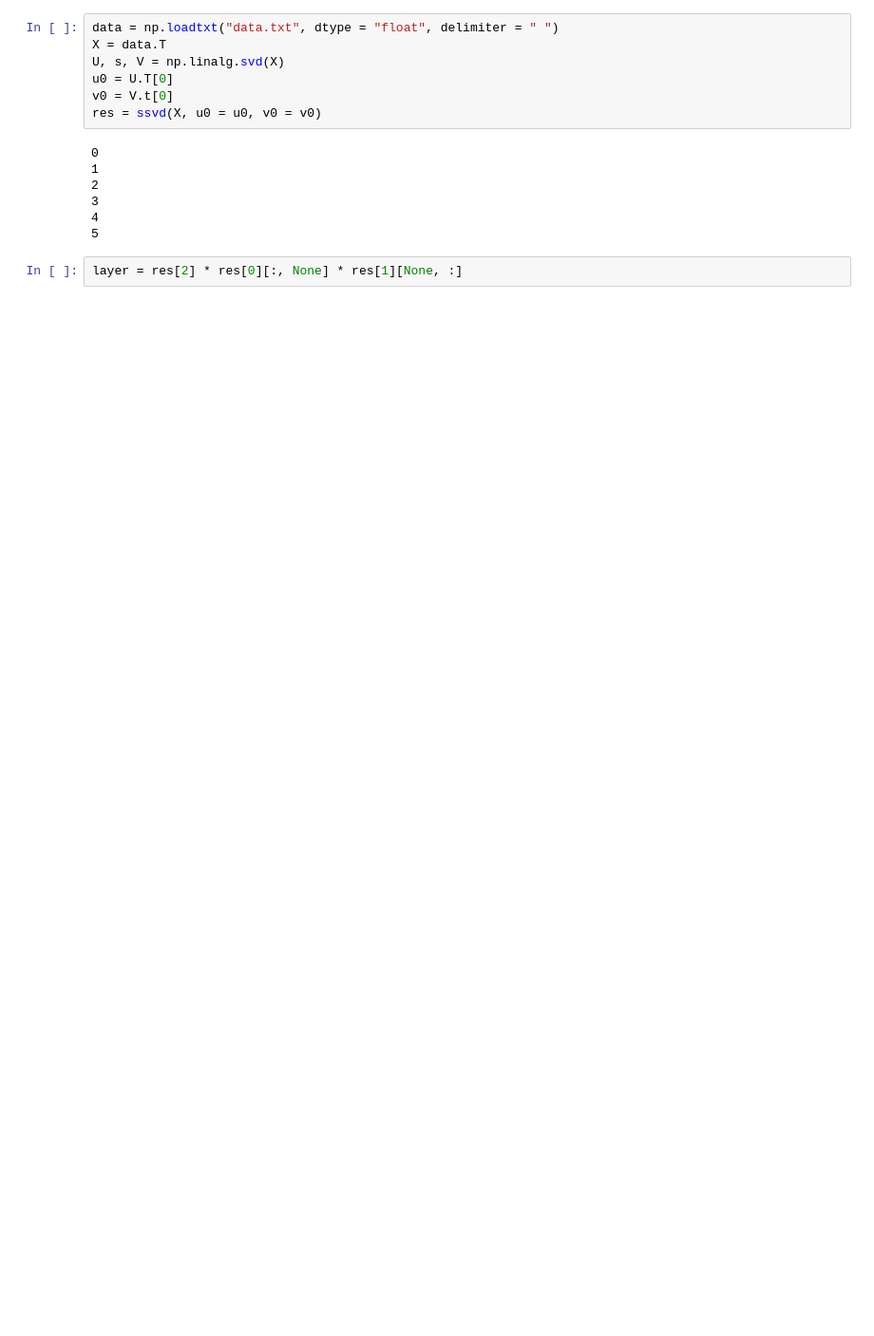
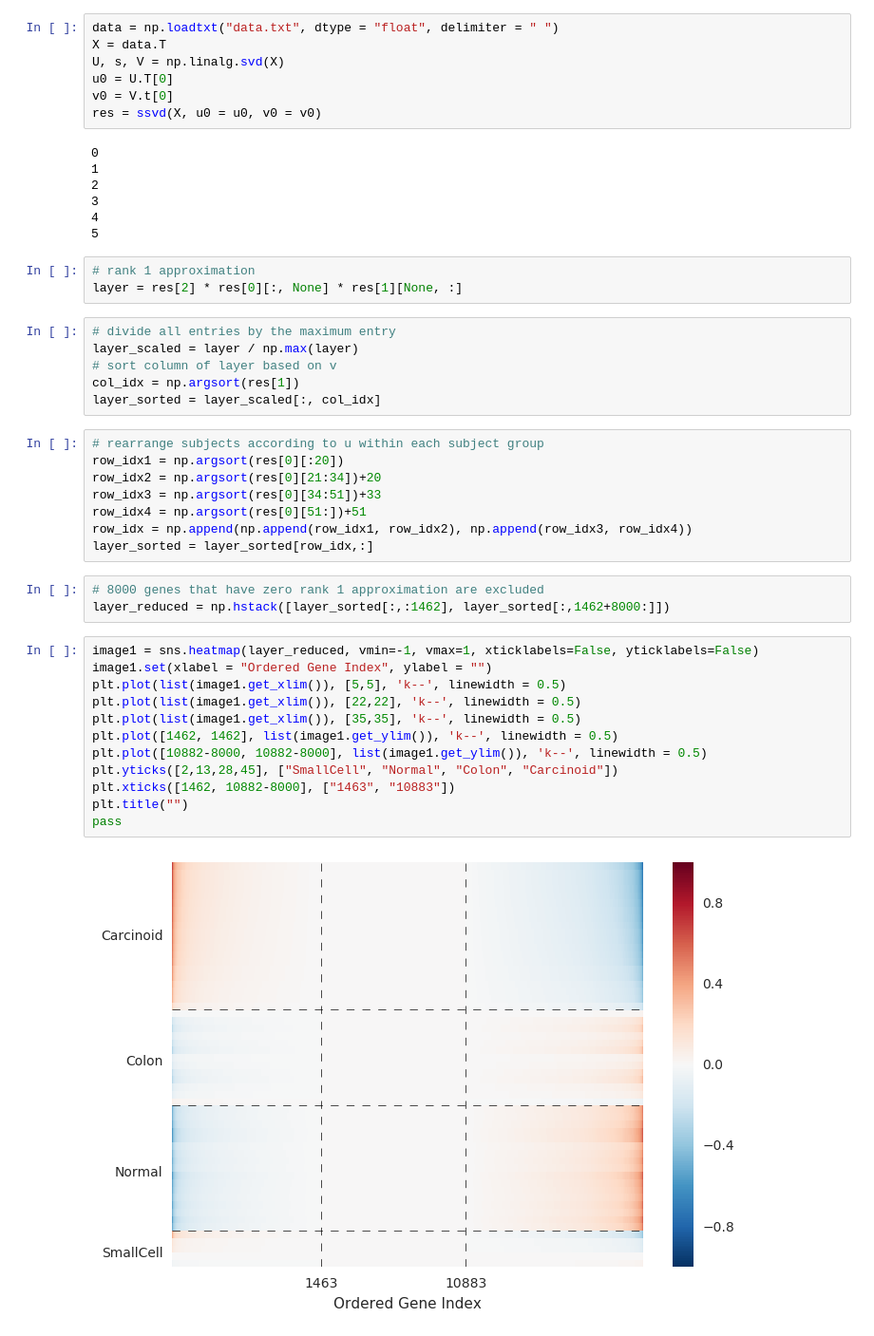
Before and after one commit to XingyuYan/Bi-Clustering-Singular-Value-Decomposition, a Jupyter notebook: final-project.ipynb, the cells around one changed output. Shown at 95% size. Drawn from its saved outputs; the diff is of its cells as text; blank space fills up the shorter version.

Commit message:
plot

```diff
--- a/final-project.ipynb
+++ b/final-project.ipynb
@@ -96,4 +98,36 @@ res = ssvd(X, u0 = u0, v0 = v0)
 4
 5
 # %%
+# rank 1 approximation
 layer = res[2] * res[0][:, None] * res[1][None, :]
+# %%
+# divide all entries by the maximum entry
+layer_scaled = layer / np.max(layer)
+# sort column of layer based on v
+col_idx = np.argsort(res[1])
+layer_sorted = layer_scaled[:, col_idx]
+# %%
+# rearrange subjects according to u within each subject group
+row_idx1 = np.argsort(res[0][:20])
+row_idx2 = np.argsort(res[0][21:34])+20
+row_idx3 = np.argsort(res[0][34:51])+33
+row_idx4 = np.argsort(res[0][51:])+51
+row_idx = np.append(np.append(row_idx1, row_idx2), np.append(row_idx3, row_idx4))
+layer_sorted = layer_sorted[row_idx,:]
+# %%
+# 8000 genes that have zero rank 1 approximation are excluded
+layer_reduced = np.hstack([layer_sorted[:,:1462], layer_sorted[:,1462+8000:]])
+# %%
+image1 = sns.heatmap(layer_reduced, vmin=-1, vmax=1, xticklabels=False, yticklabels=False)
+image1.set(xlabel = "Ordered Gene Index", ylabel = "")
+plt.plot(list(image1.get_xlim()), [5,5], 'k--', linewidth = 0.5)
+plt.plot(list(image1.get_xlim()), [22,22], 'k--', linewidth = 0.5)
+plt.plot(list(image1.get_xlim()), [35,35], 'k--', linewidth = 0.5)
+plt.plot([1462, 1462], list(image1.get_ylim()), 'k--', linewidth = 0.5)
+plt.plot([10882-8000, 10882-8000], list(image1.get_ylim()), 'k--', linewidth = 0.5)
+plt.yticks([2,13,28,45], ["SmallCell", "Normal", "Colon", "Carcinoid"])
+plt.xticks([1462, 10882-8000], ["1463", "10883"])
+plt.title("")
+pass
+# %% [output]
+[figure, added]
```
Also changed, not shown: parts of 2 cells of this notebook.
